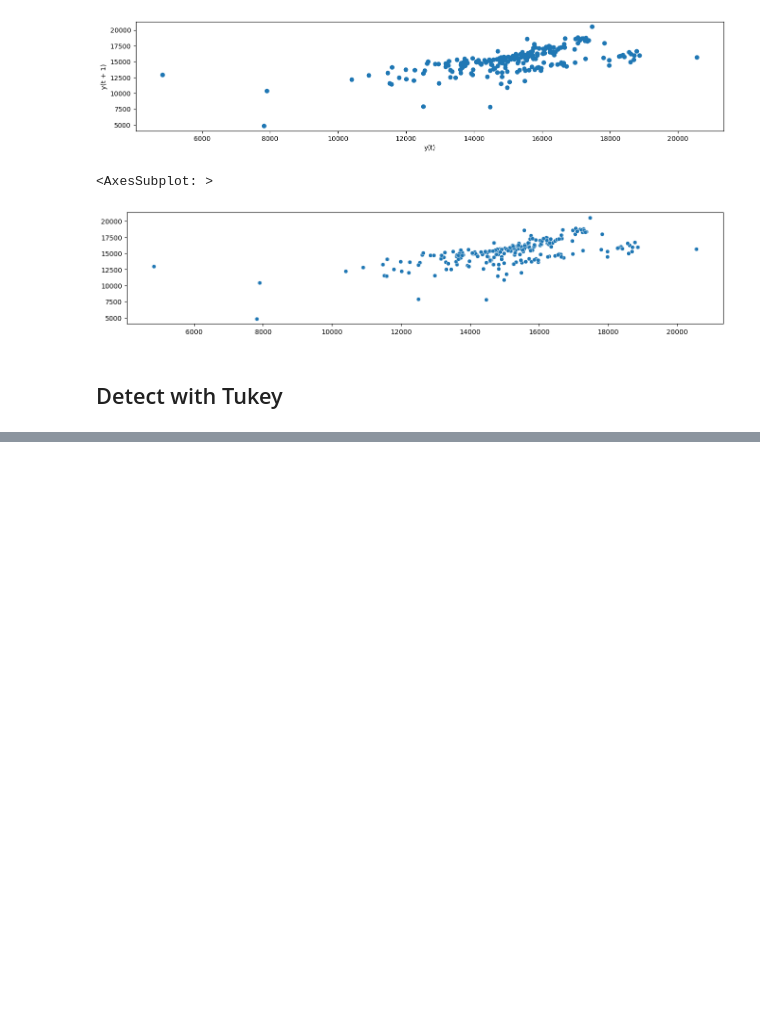
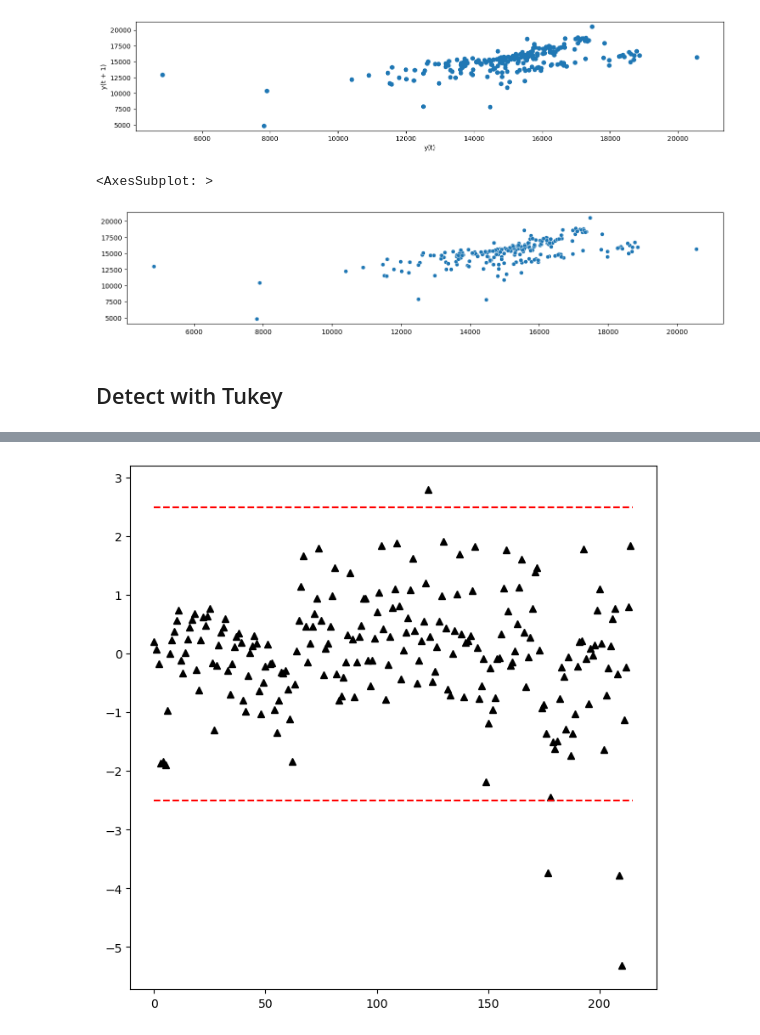
Before and after one commit to alexhandsome2/timeanalysis, a Jupyter notebook: ch8.ipynb, the cells around one changed output, grey strips where cells are left out. Drawn from its saved outputs; the diff is of its cells as text; code cells hidden in the pictures; blank space fills up the shorter version.

```diff
--- a/ch8.ipynb
+++ b/ch8.ipynb
@@ -32,2 +48,9 @@ def plot_outliers(outliers, data, method='KNN',
+# %%
+def plot_m_zscore(data, d=3):
+    n = len(data)
+    plt.figure(figsize=(8,8))
+    plt.plot(data,'k^')
+    plt.plot([0,n],[d,d],'r--')
+    plt.plot([0,n],[-d,-d],'r--')
 # %%
 file=Path('../../datasets/Ch8/nyc_taxi.csv')
@@ -176,0 +251,5 @@ sns.scatterplot(x=x, y=y)
+# %%
+data= transformed['zscore'].values
+plot_m_zscore(data, d=2.5)
+# %% [output]
+[figure, added]
```
Also changed, not shown: parts of 15 cells of this notebook.
